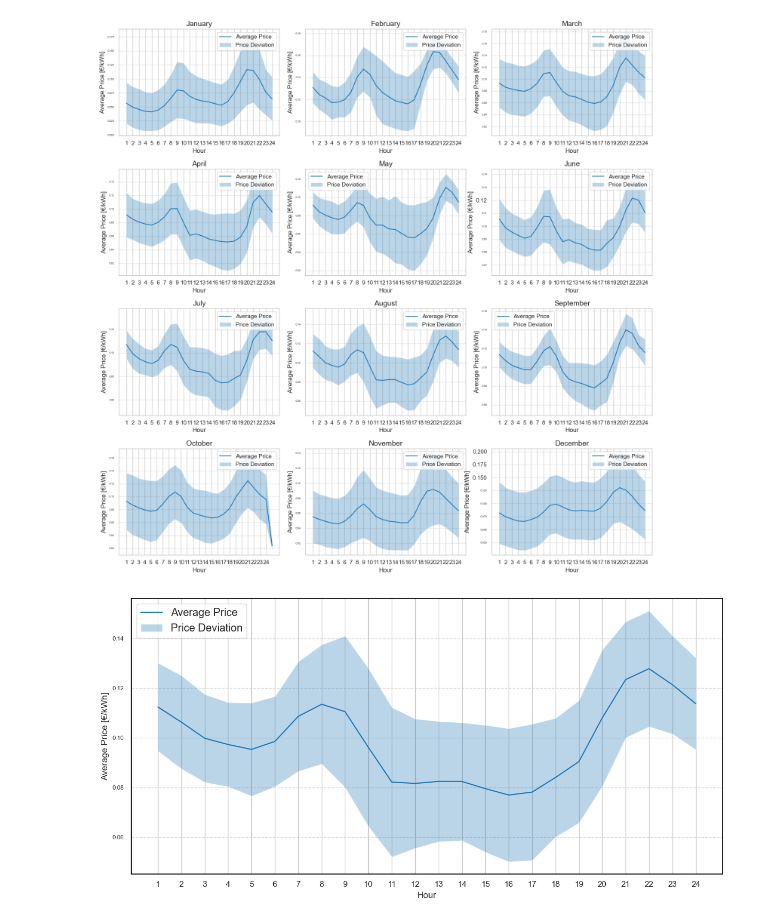
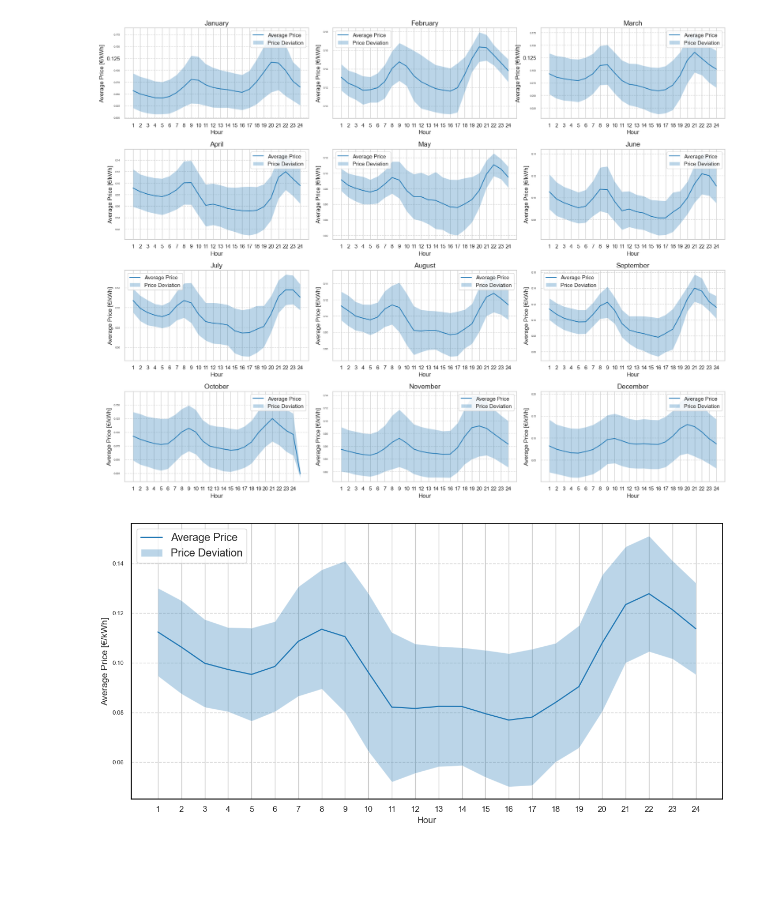
Before and after one commit to jmanzolli/Electric-Bus-Battery-Degradation-and-Optimization, a Jupyter notebook: energy_retrieval.ipynb, the cells around one changed output. Drawn from its saved outputs; the diff is of its cells as text; code cells hidden in the pictures; blank space fills up the shorter version.

```diff
--- a/energy_retrieval.ipynb
+++ b/energy_retrieval.ipynb
@@ -21,34 +21,34 @@ monthly_stats = df.groupby(['YearMonth', 'Hora', 'MonthName'])['Preço - PT [€
 # %%
 # Set seaborn style and choose a broader color palette
 sns.set(style="whitegrid", palette="tab10")
 
 # Define the order of months
 month_order = ['January', 'February', 'March', 'April', 'May', 'June', 'July', 'August', 'September', 'October', 'November', 'December']
 
 # Convert 'MonthName' to categorical with the specified order
 monthly_stats['MonthName'] = pd.Categorical(monthly_stats['MonthName'], categories=month_order, ordered=True)
 
 # Combine the 12 plots into one
-plt.figure(figsize=(15, 15))
+plt.figure(figsize=(18, 14))
 
 for i, (month, data) in enumerate(monthly_stats.groupby('MonthName')):
     plt.subplot(4, 3, i+1)
 
     sns.lineplot(x='Hora', y='mean', data=data, label='Average Price', errorbar=None)
     plt.fill_between(data['Hora'], data['mean'] - data['std'], data['mean'] + data['std'], alpha=0.3, label='Price Deviation')
 
     plt.title(f'{month}', fontsize=14)
     plt.xlabel('Hour', fontsize=12)
     plt.ylabel('Average Price [€/kWh]', fontsize=12)
     plt.xticks(range(1, 25))  # Set x-axis ticks from 1 to 24
     plt.yticks(fontsize=5)
     plt.legend()
     plt.grid(axis='y', linestyle='--', alpha=0.7)
 
 plt.tight_layout()
 plt.show()
 # %% [output]
-[figure, old version]
+[figure, new version]
 # %%
 # Set seaborn style and choose a broader color palette
 sns.set(style="whitegrid", palette="tab10")
```
Also changed, not shown: 1 other file.
